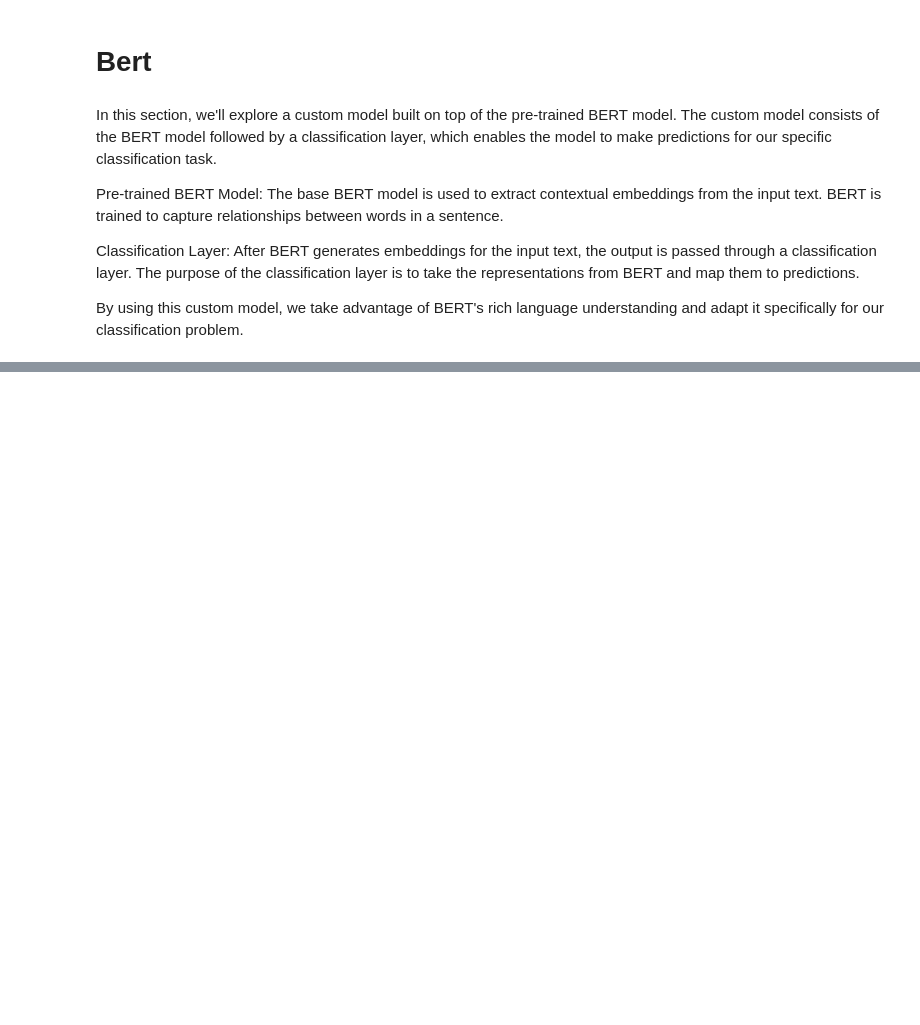
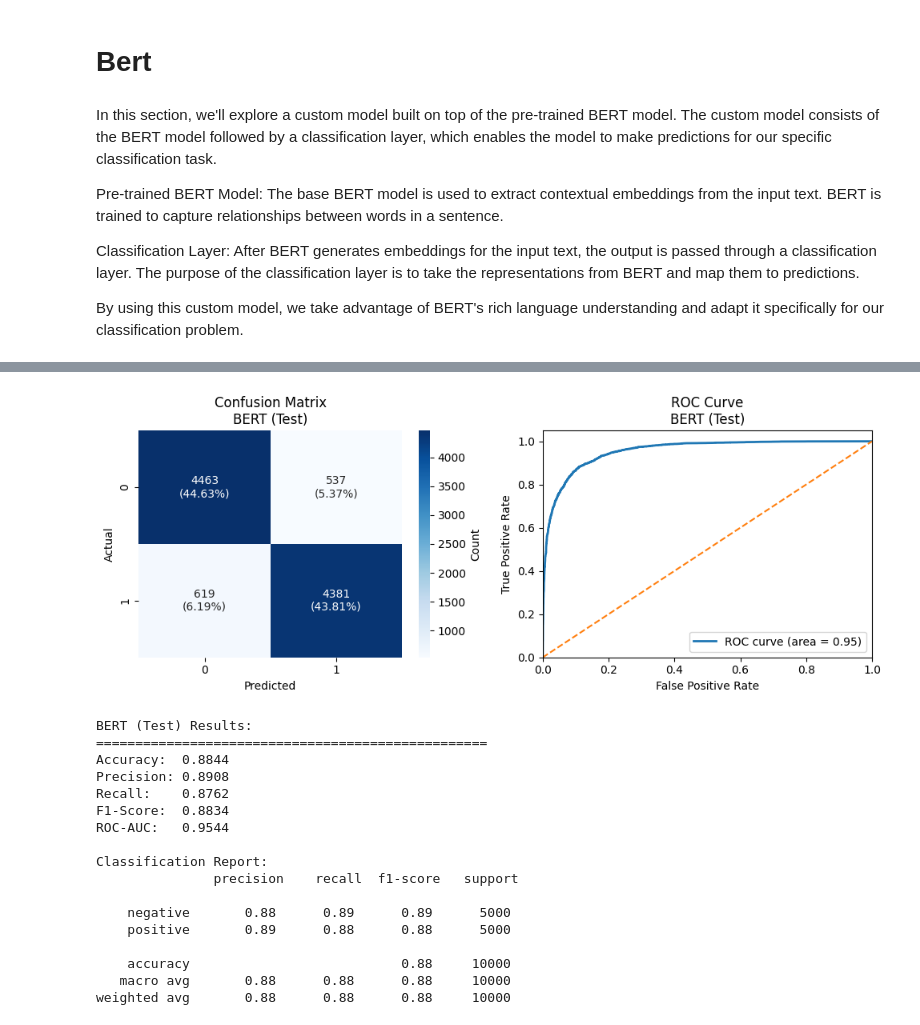
Before and after one commit to PolinaSushko/NLP_Project, a Jupyter notebook: notebooks/nlp_project.ipynb, the cells around one changed output, grey strips where cells are left out. Drawn from its saved outputs; the diff is of its cells as text; code cells hidden in the pictures; blank space fills up the shorter version.

```diff
--- a/notebooks/nlp_project.ipynb
+++ b/notebooks/nlp_project.ipynb
@@ -1271,0 +1277,13 @@ weighted avg       0.88      0.88      0.88      6000
+# %%
+# Prepare test set for BERT evaluation
+test_df = df_test.copy()
+test_df["label"] = label_enc.transform(test_df["sentiment"])
+
+# Convert to HuggingFace Dataset and tokenize
+test_ds = Dataset.from_pandas(test_df[["review", "label"]].reset_index(drop=True))
+test_ds = test_ds.map(tokenize_function, batched=True, remove_columns=["review"])
+test_ds.set_format(type="torch", columns=["input_ids", "attention_mask", "label"])
+
+# Evaluate BERT on test set and plot graphs
+bert_test_metrics = evaluate_bert(trainer, test_ds, label_enc, name="BERT (Test)")
+# %% [output]
@@ -1271,0 +1291,18 @@ weighted avg       0.88      0.88      0.88      6000
+[figure, added]
+BERT (Test) Results:
+==================================================
+Accuracy:  0.8844
+Precision: 0.8908
+Recall:    0.8762
+F1-Score:  0.8834
+ROC-AUC:   0.9544
+
+Classification Report:
+               precision    recall  f1-score   support
+
+    negative       0.88      0.89      0.89      5000
+    positive       0.89      0.88      0.88      5000
+
+    accuracy                           0.88     10000
+   macro avg       0.88      0.88      0.88     10000
+weighted avg       0.88      0.88      0.88     10000
```
Also changed, not shown: parts of 4 cells of this notebook.
